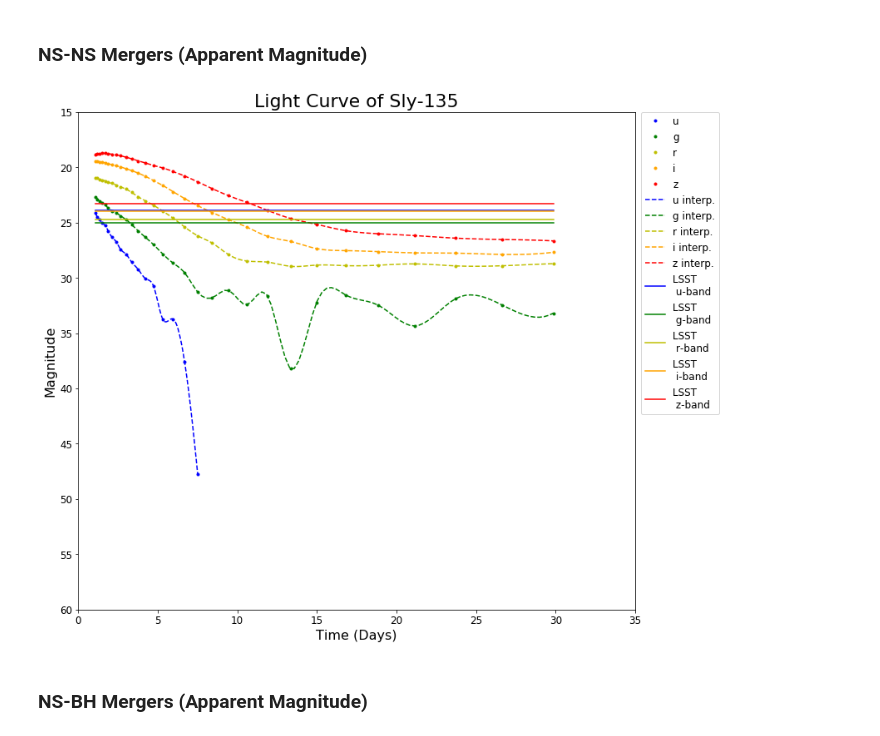
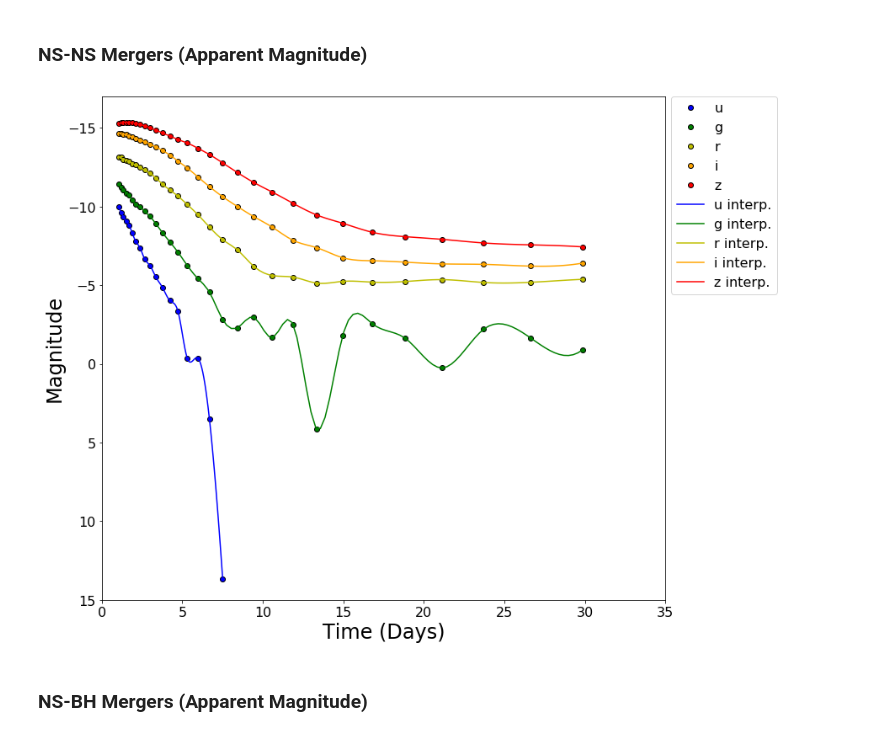
Before and after one commit to adamamiller/NUREU17, a Jupyter notebook: LSST/TargetOfOpportunityStrategy/Light_Curve_Accuracy_Tests.ipynb, the cells around one changed output. Drawn from its saved outputs; the diff is of its cells as text; code cells hidden in the pictures.

```diff
--- a/LSST/TargetOfOpportunityStrategy/Light_Curve_Accuracy_Tests.ipynb
+++ b/LSST/TargetOfOpportunityStrategy/Light_Curve_Accuracy_Tests.ipynb
@@ -69,11 +69,11 @@ MS1Q3a75_app=app_mag(MS1Q3a75, 0.015)
 MS1Q7a75_app=app_mag(MS1Q7a75, 0.015)
 # %%
 #Constants:
-title = 22
+title = 28
 subtitle = 20
-axis = 16
-ticksize = 12
-legend = 12
+axis = 24
+ticksize = 16
+legend = 16
 
 #full_plot: Merger String String -> Image
 #Takes the data from the Merger and plots the magnitudes and interpolations of each associated
@@ -83,10 +83,10 @@ def full_plot(merger,name):
     ax=fig.add_subplot(111)
     abs_plotter1(merger)
     abs_plot_interp(merger)
-    LSST_plot(merger)
-    ax.axis([0,35,rounded_up(correct_max(merger))+5,(rounded_down(correct_min(merger))-5)])
+    #LSST_plot(merger)
+    ax.axis([0,35,rounded_down(correct_max(merger)+3),(rounded_down(correct_min(merger))-2)])
     ax.tick_params(labelsize=ticksize)
-    plt.title("Light Curve of " + name, fontsize=title)
+    #plt.title("Light Curve of " + name, fontsize=title)
     plt.xlabel("Time (Days)", fontsize=axis)
     plt.ylabel('Magnitude', fontsize=axis)
     plt.legend(bbox_to_anchor=(1.01, 1), loc=2, borderaxespad=0., prop={'size':legend})
@@ -95,26 +95,26 @@ def full_plot(merger,name):
 #abs_plotter1 Merger -> Image
 #Plots the data from the ascii.reads of the merger.
 def abs_plotter1(merger):
-    plot_band(merger, 'u', '.', 'b')
-    plot_band(merger, 'g', '.', 'g')
-    plot_band(merger, 'r', '.', 'y')
-    plot_band(merger, 'i', '.', 'orange')
-    plot_band(merger, 'z', '.', 'r')
+    plot_band(merger, 'u', 'o', 'b')
+    plot_band(merger, 'g', 'o', 'g')
+    plot_band(merger, 'r', 'o', 'y')
+    plot_band(merger, 'i', 'o', 'orange')
+    plot_band(merger, 'z', 'o', 'r')
     return
 
 #plot_band: Merger String String String -> Image
 #Plots the magnitudes of a photometric band in the merger.
 def plot_band(merger, name, style, color):
-    plt.plot(merger['day'], merger[name], style, color=color, label=name)
+    plt.plot(merger['day'], merger[name], style, color=color, markeredgecolor='black', label=name)
 
 #abs_plotter1 Merger -> Image
 #Plots the interpolations calculated from data from the ascii.reads of the merger.
 def abs_plot_interp(merger):
-    plot_interp(merger, 'u', '--', 'b', 0)
-    plot_interp(merger, 'g', '--', 'g', 1)
-    plot_interp(merger, 'r', '--', 'y', 2)
-    plot_interp(merger, 'i', '--', 'orange', 3)
-    plot_interp(merger, 'z', '--', 'r', 4)
+    plot_interp(merger, 'u', '-', 'b', 0)
+    plot_interp(merger, 'g', '-', 'g', 1)
+    plot_interp(merger, 'r', '-', 'y', 2)
+    plot_interp(merger, 'i', '-', 'orange', 3)
+    plot_interp(merger, 'z', '-', 'r', 4)
     return
 
 #plot_band: Merger String String String Number -> Image
@@ -271,12 +271,12 @@ plt.close()
 band_plot(H41314_app, "H4-1314")
 plt.close()
 # %%
-full_plot(Sly135_app, "Sly-135")
+full_plot(Sly135, "Sly-135")
 
 band_plot(Sly135_app, "Sly-135")
 plt.close()
 # %% [output]
-[figure, old version]
+[figure, new version]
 # %% [markdown]
 ### NS-BH Mergers (Apparent Magnitude)
 # %%
```
Also changed, not shown: parts of 1 cell of this notebook.
